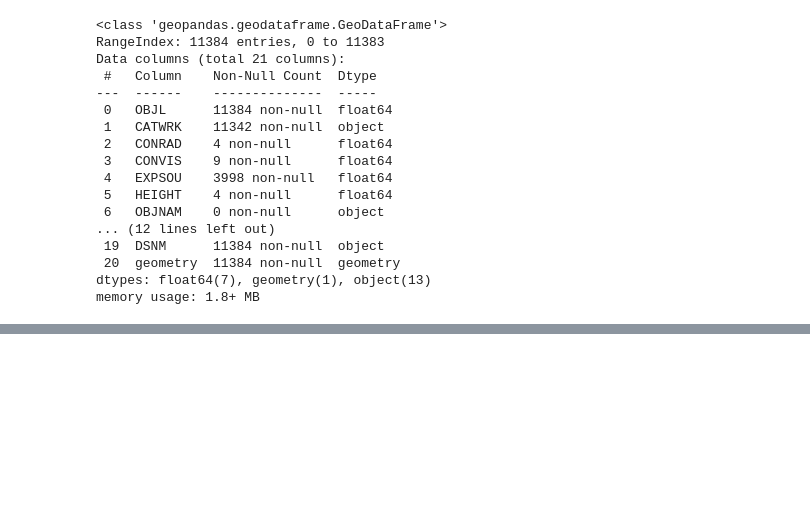
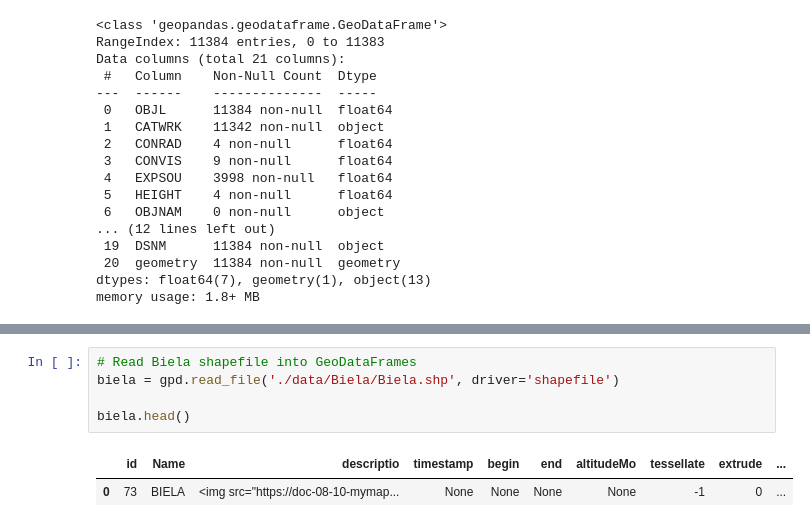
Before and after one commit to Data-Science-for-Conservation/Ocean_GIS_for_Python, a Jupyter notebook: GIS_Analysis.ipynb, the cells around one changed output, grey strips where cells are left out. Cells and saved outputs as stored; diff of their text form; blank space fills up the shorter version.

```diff
--- a/GIS_Analysis.ipynb
+++ b/GIS_Analysis.ipynb
@@ -142,0 +191,8 @@ memory usage: 1.8+ MB
+# %%
+# Read Biela shapefile into GeoDataFrames
+biela = gpd.read_file('./data/Biela/Biela.shp', driver='shapefile')
+
+biela.head()
+# %% [output]
+|  | id | Name | descriptio | timestamp | begin | end | altitudeMo | tessellate | extrude | ... |
+| 0 | 73 | BIELA | <img src="https://doc-08-10-mymap... | None | None | None | None | -1 | 0 | ... |
```
Also changed, not shown: parts of 14 cells of this notebook.
